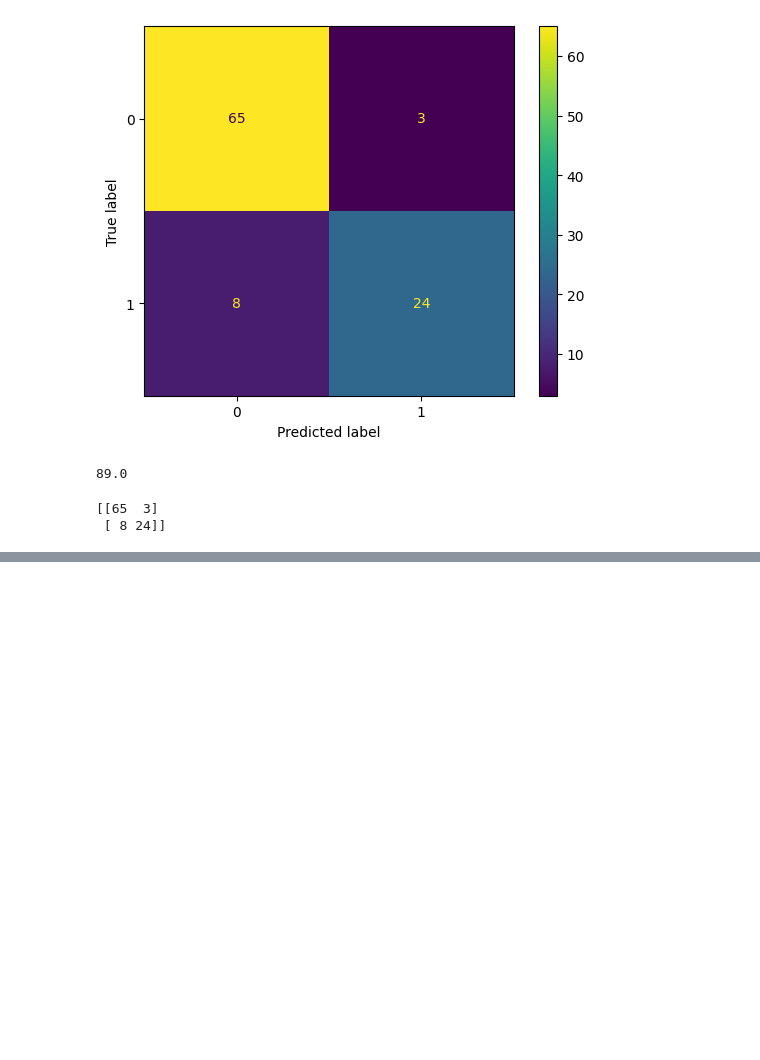
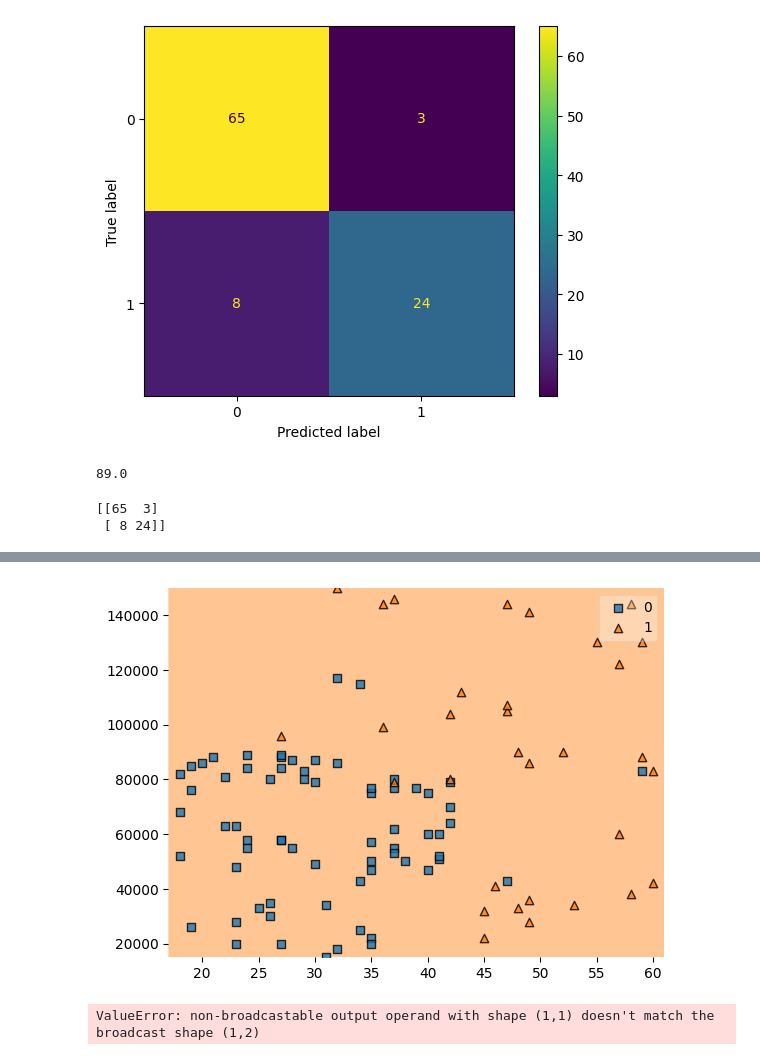
Before and after one commit to JonathanSuryaS/ML-Lecture, a Jupyter notebook: LogisticRegression1.ipynb, the cells around one changed output, grey strips where cells are left out. Saved outputs shown, nothing was run; the diff lists cells and outputs as text; code cells hidden in the pictures; blank space fills up the shorter version.

```diff
--- a/LogisticRegression1.ipynb
+++ b/LogisticRegression1.ipynb
@@ -72,0 +81,23 @@ print(cm)
+# %%
+from mlxtend.plotting import plot_decision_regions
+X_test_original_scale = sc.inverse_transform(X_test)
+plot_decision_regions(X_test_original_scale , y_test, clf = classifier)
+plt.show()
+# %% [output]
+[figure, added]
+# %%
+import numpy as np
+
+# Get the decision boundary coefficients
+coef = classifier.coef_[0]
+intercept = classifier.intercept_
+
+# Inverse transform the coefficients and intercept
+coef_original_scale = sc.inverse_transform(coef.reshape(1, -1))
+intercept_original_scale = sc.inverse_transform(intercept.reshape(1, -1))
+
+# Plot decision regions with original scaling and coefficients
+plot_decision_regions(X=X_test_original_scale, y=y_test, clf=classifier, feature_index=[0, 1], X_highlight=X_test_original_scale)
+plt.show()
+# %% [output]
+ValueError: non-broadcastable output operand with shape (1,1) doesn't match the broadcast shape (1,2)
```
Also changed, not shown: parts of 2 cells of this notebook, 1 other file.
